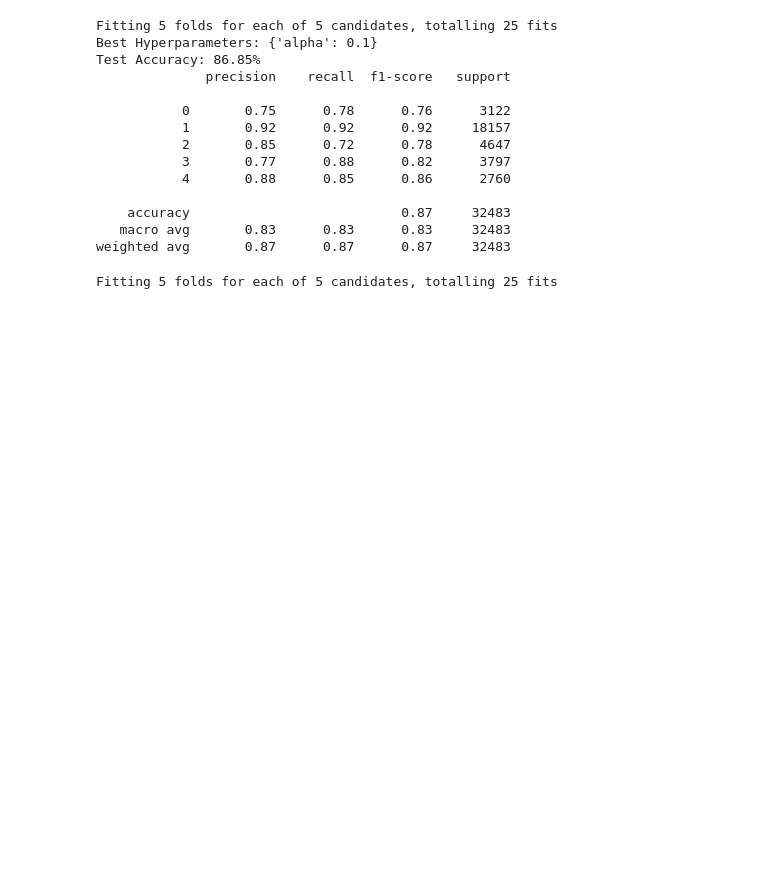
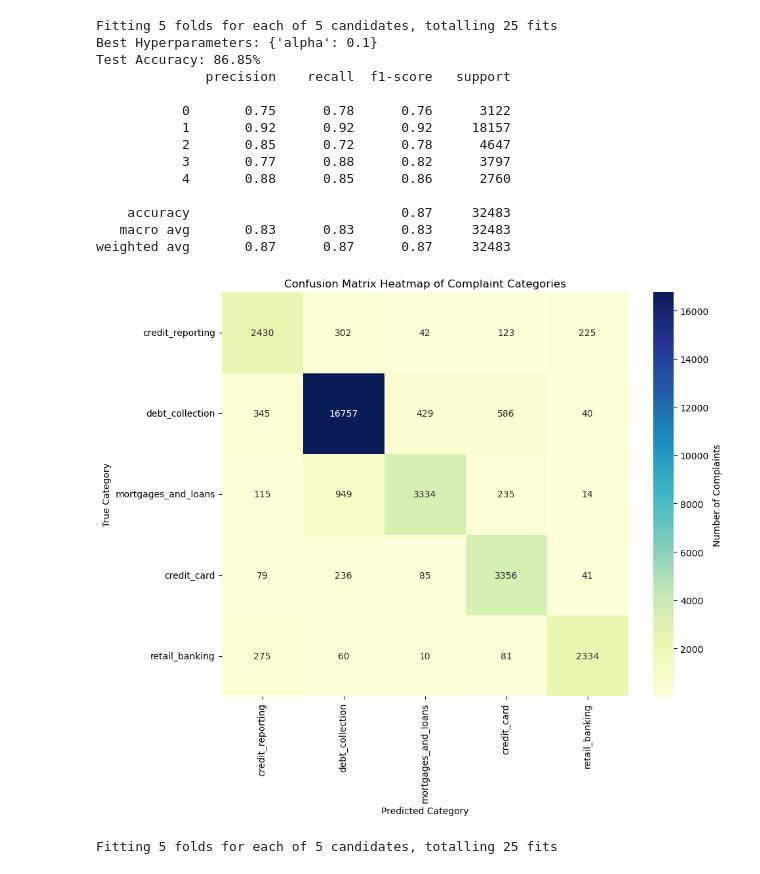
Before and after one commit to Delicia2000/Complaints_Classification, a Jupyter notebook: MyDS_project.ipynb, the cells around one changed output. Saved outputs shown, nothing was run; the diff lists cells and outputs as text; code cells hidden in the pictures; blank space fills up the shorter version.

```diff
--- a/MyDS_project.ipynb
+++ b/MyDS_project.ipynb
@@ -527,6 +529,33 @@ Test Accuracy: 86.85%
     accuracy                           0.87     32483
    macro avg       0.83      0.83      0.83     32483
 weighted avg       0.87      0.87      0.87     32483
+# %%
+import seaborn as sns
+import matplotlib.pyplot as plt
+from sklearn.metrics import confusion_matrix
+import numpy as np
+
+# Define the actual category names for decoding
+category_names = ["credit_reporting" ,"debt_collection" ,"mortgages_and_loans" ,"credit_card" ,"retail_banking"]
+
+
+# Assuming y_test_encoded and y_pred_test are your true and predicted labels
+# Generate the confusion matrix
+conf_matrix = confusion_matrix(y_test_encoded, y_pred_test)
+
+# Plot the heatmap
+plt.figure(figsize=(10, 8))
+sns.heatmap(conf_matrix, annot=True, fmt='d', cmap='YlGnBu',
+            xticklabels=category_names, yticklabels=category_names,
+            cbar_kws={'label': 'Number of Complaints'})
+
+# Add labels and title
+plt.xlabel("Predicted Category")
+plt.ylabel("True Category")
+plt.title("Confusion Matrix Heatmap of Complaint Categories")
+plt.show()
+# %% [output]
+[figure, added]
 # %%
 import matplotlib.pyplot as plt
 import pandas as pd
```
Also changed, not shown: parts of 16 cells of this notebook.
